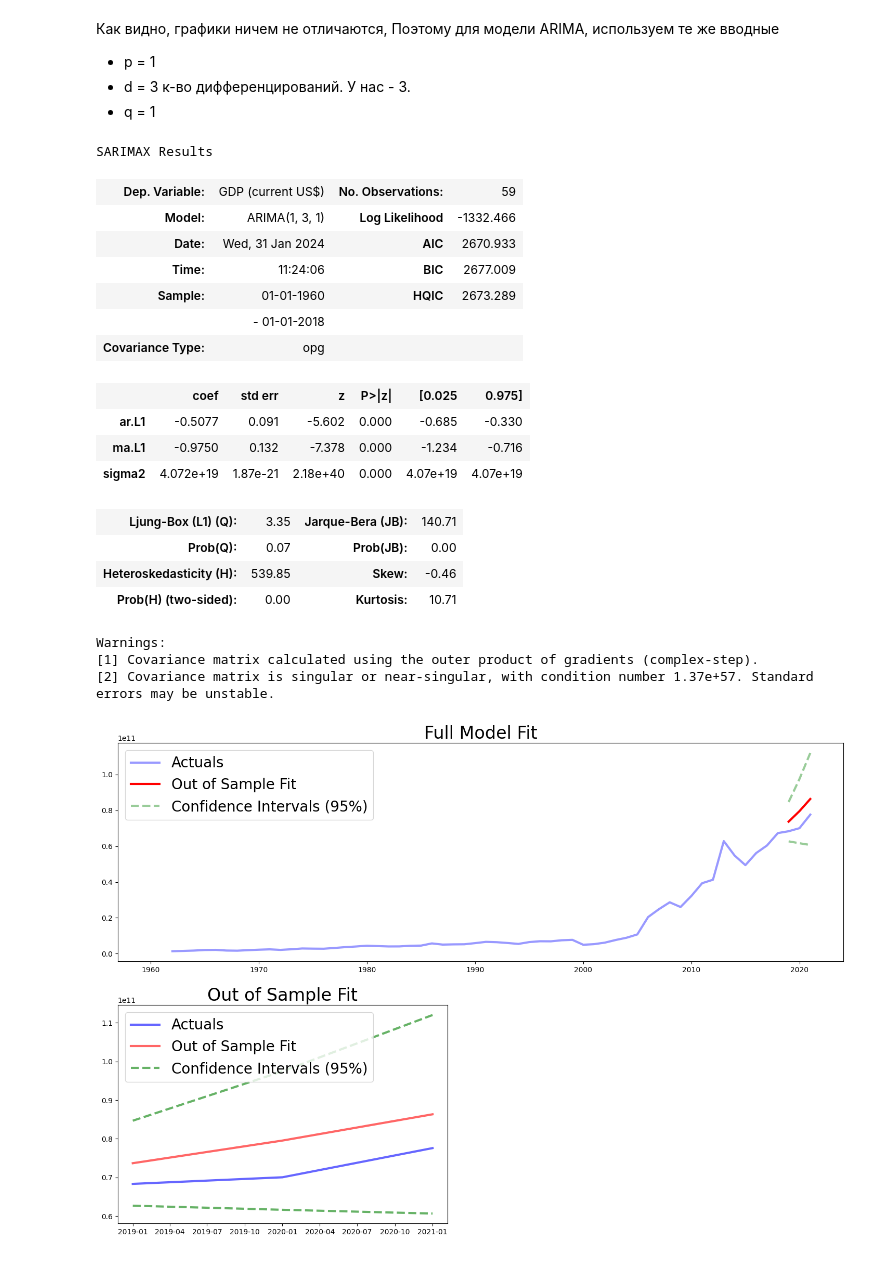
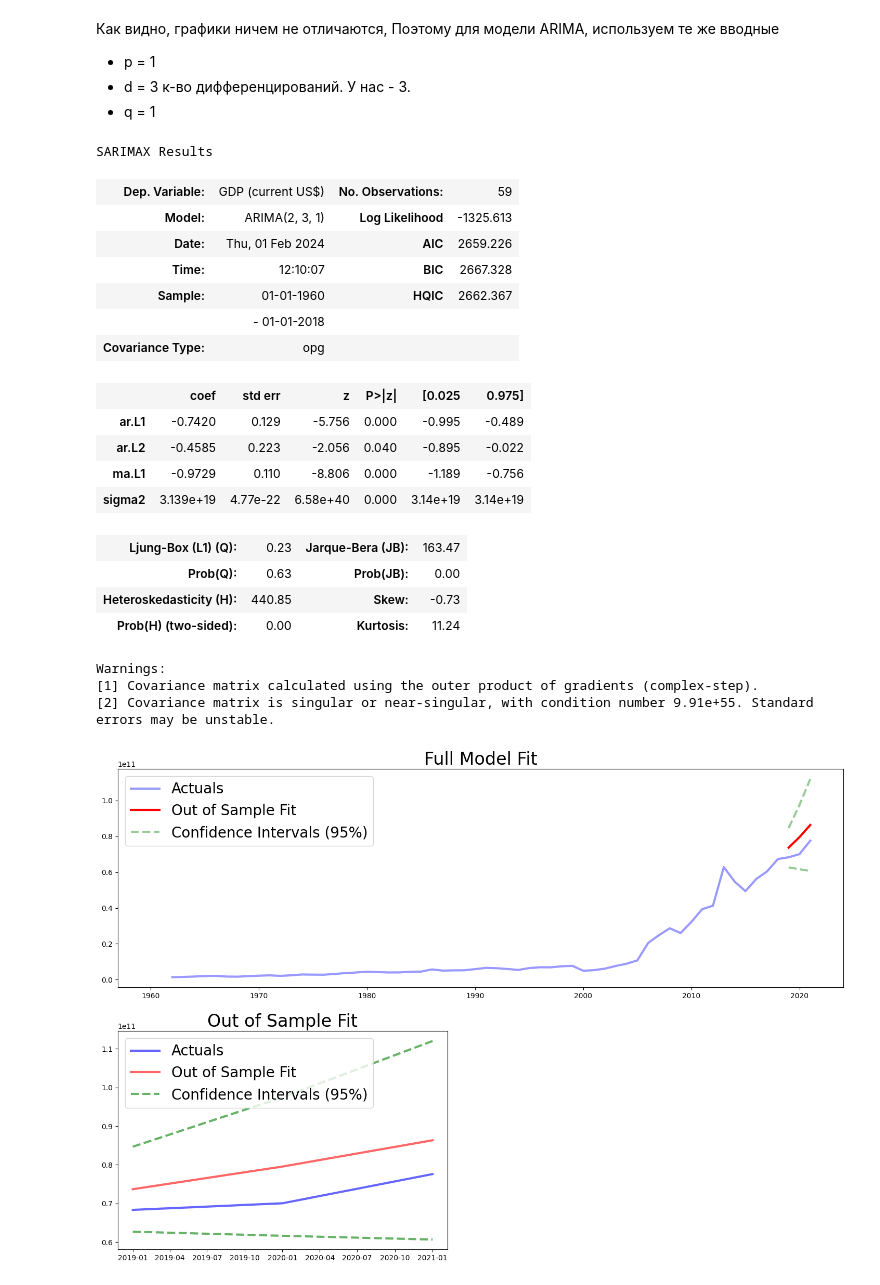
Before and after one commit to alexmoscar/new-rep-main, a Jupyter notebook: ML_in_business/project_Ghanna/task_for_ghanna.ipynb, the cells around one changed output. Cells and saved outputs as stored; diff of their text form; code cells hidden in the pictures.

```diff
--- a/ML_in_business/project_Ghanna/task_for_ghanna.ipynb
+++ b/ML_in_business/project_Ghanna/task_for_ghanna.ipynb
@@ -608,29 +612,30 @@ fig = sm.graphics.tsa.plot_pacf(otg3diff_new, lags=20, ax=ax2)
 # %%
 from statsmodels.tsa.arima.model import ARIMA
 
-arima_model = ARIMA(train_df_new["GDP (current US$)"], order=(1, 3, 1))
+arima_model = ARIMA(train_df_new["GDP (current US$)"], order=(2, 3, 1))
 arima_model_fit = arima_model.fit()
 arima_model_fit.summary()
 # %% [output]
 SARIMAX Results
 | Dep. Variable: | GDP (current US$) | No. Observations: | 59 |
-| Model: | ARIMA(1, 3, 1) | Log Likelihood | -1332.466 |
-| Date: | Wed, 31 Jan 2024 | AIC | 2670.933 |
-| Time: | 11:24:06 | BIC | 2677.009 |
-| Sample: | 01-01-1960 | HQIC | 2673.289 |
+| Model: | ARIMA(2, 3, 1) | Log Likelihood | -1325.613 |
+| Date: | Thu, 01 Feb 2024 | AIC | 2659.226 |
+| Time: | 12:10:07 | BIC | 2667.328 |
+| Sample: | 01-01-1960 | HQIC | 2662.367 |
 |  | - 01-01-2018 |  |  |
 | Covariance Type: | opg |  |  |
 |  | coef | std err | z | P>|z| | [0.025 | 0.975] |
-| ar.L1 | -0.5077 | 0.091 | -5.602 | 0.000 | -0.685 | -0.330 |
-| ma.L1 | -0.9750 | 0.132 | -7.378 | 0.000 | -1.234 | -0.716 |
-| sigma2 | 4.072e+19 | 1.87e-21 | 2.18e+40 | 0.000 | 4.07e+19 | 4.07e+19 |
+| ar.L1 | -0.7420 | 0.129 | -5.756 | 0.000 | -0.995 | -0.489 |
+| ar.L2 | -0.4585 | 0.223 | -2.056 | 0.040 | -0.895 | -0.022 |
+| ma.L1 | -0.9729 | 0.110 | -8.806 | 0.000 | -1.189 | -0.756 |
+| sigma2 | 3.139e+19 | 4.77e-22 | 6.58e+40 | 0.000 | 3.14e+19 | 3.14e+19 |
-| Ljung-Box (L1) (Q): | 3.35 | Jarque-Bera (JB): | 140.71 |
-| Prob(Q): | 0.07 | Prob(JB): | 0.00 |
-| Heteroskedasticity (H): | 539.85 | Skew: | -0.46 |
-| Prob(H) (two-sided): | 0.00 | Kurtosis: | 10.71 |
+| Ljung-Box (L1) (Q): | 0.23 | Jarque-Bera (JB): | 163.47 |
+| Prob(Q): | 0.63 | Prob(JB): | 0.00 |
+| Heteroskedasticity (H): | 440.85 | Skew: | -0.73 |
+| Prob(H) (two-sided): | 0.00 | Kurtosis: | 11.24 |
 Warnings:
 [1] Covariance matrix calculated using the outer product of gradients (complex-step).
-[2] Covariance matrix is singular or near-singular, with condition number 1.37e+57. Standard errors may be unstable.
+[2] Covariance matrix is singular or near-singular, with condition number 9.91e+55. Standard errors may be unstable.
 # %%
 pred_df = pd.DataFrame(index=data.index)
 
```
Also changed, not shown: parts of 22 cells of this notebook.
